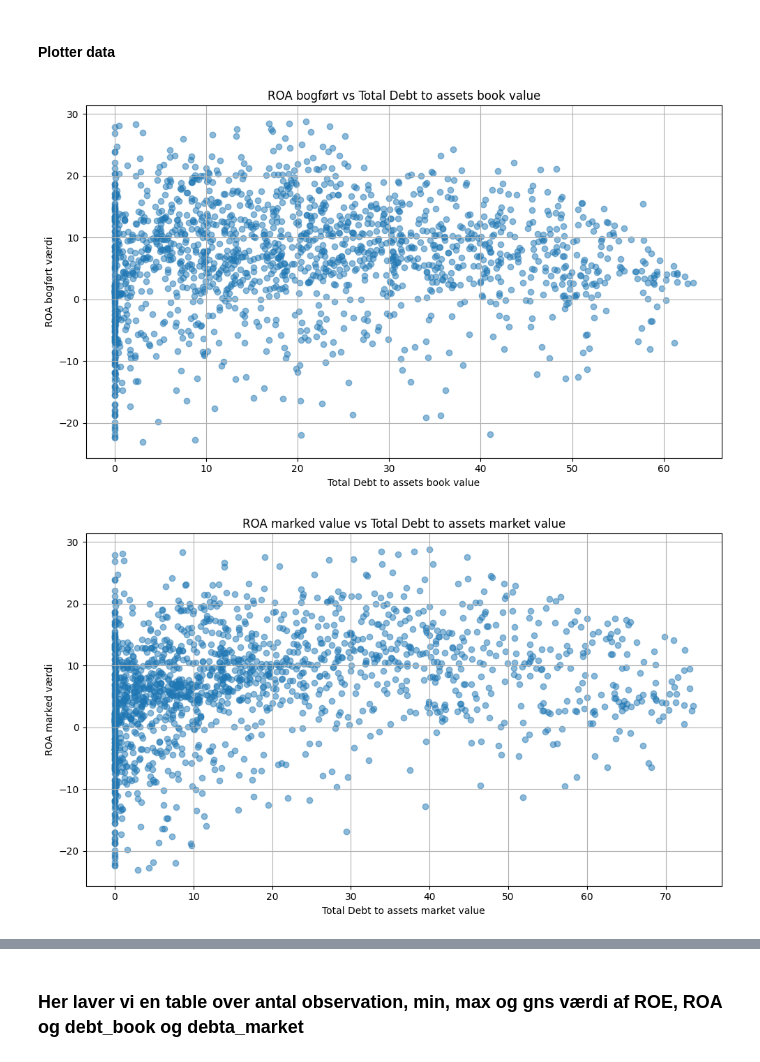
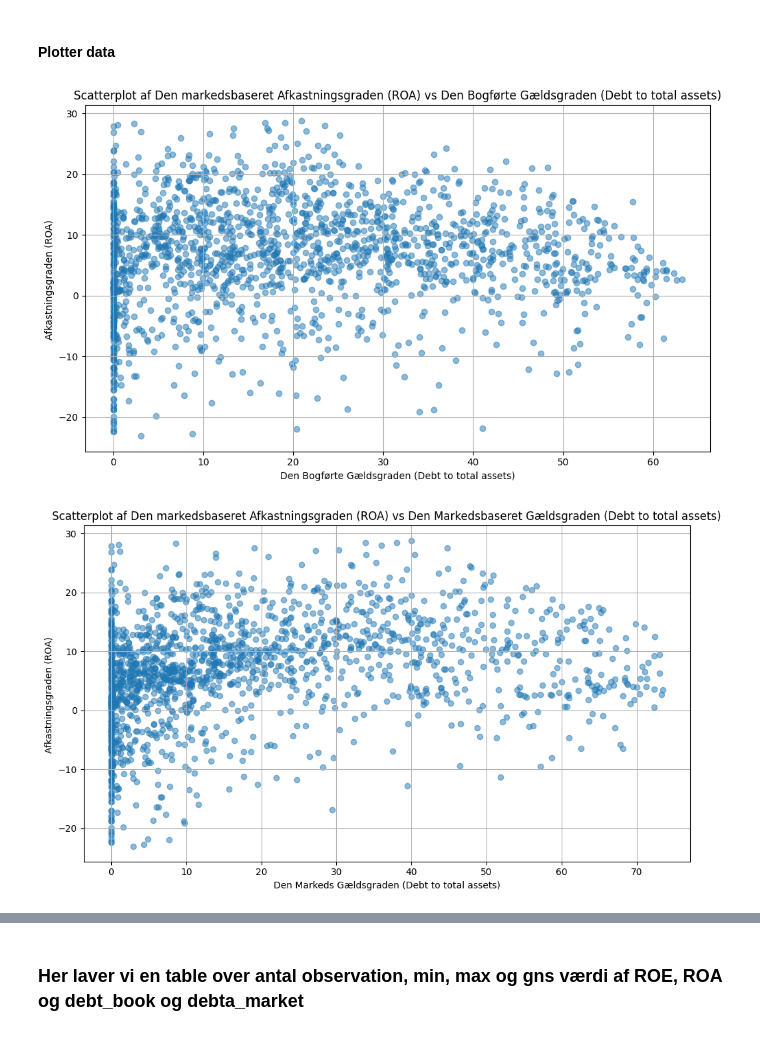
Before and after one commit to MarcusHonore/Seminar-Corporate-Finance, a Jupyter notebook: program til markedsværdier.ipynb, the cells around one changed output, grey strips where cells are left out. Drawn from its saved outputs; the diff is of its cells as text; code cells hidden in the pictures.

Commit message:
nye figur til data afsnit

```diff
--- a/program til markedsværdier.ipynb
+++ b/program til markedsværdier.ipynb
@@ -244,27 +244,27 @@ Rows kept: 1690 out of 1973
 # %%
 # Check the shape of the trimmed data
 
 # first plot 'Tobins Q' against 'Total Debt to Total Equity, Percent'
 plt.figure(figsize=(10, 6))
 plt.scatter(data_trimmed['debt_book_value'], data_trimmed['ROA_market_value'], alpha=0.5)
-plt.title('ROA bogført vs Total Debt to assets book value')
-plt.xlabel('Total Debt to assets book value')
-plt.ylabel('ROA bogført værdi')
+plt.title('Scatterplot af Den markedsbaseret Afkastningsgraden (ROA) vs Den Bogførte Gældsgraden (Debt to total assets)')
+plt.xlabel('Den Bogførte Gældsgraden (Debt to total assets)')
+plt.ylabel('Afkastningsgraden (ROA) ')
 plt.grid(True)
 plt.tight_layout()
-#plt.savefig('Tobins Q_vs_TDTE_filter.png', dpi=300)  # Save figure
+plt.savefig('ROA til bog gæld.png', dpi=300)  # Save figure
 
 plt.figure(figsize=(10, 6))
 plt.scatter(data_trimmed['debt_market_value'], data_trimmed['ROA_market_value'], alpha=0.5)
-plt.title('ROA marked value vs Total Debt to assets market value')
-plt.xlabel('Total Debt to assets market value')
-plt.ylabel('ROA marked værdi')
+plt.title('Scatterplot af Den markedsbaseret Afkastningsgraden (ROA) vs Den Markedsbaseret Gældsgraden (Debt to total assets)')
+plt.xlabel('Den Markedsbaseret Gældsgraden (Debt to total assets)')
+plt.ylabel('Afkastningsgraden (ROA) ')
 plt.grid(True)
 plt.tight_layout()
-#plt.savefig('Tobins Q_vs_TDTE_trimmed.png', dpi=300)  # Save figure
+plt.savefig('ROA til markeds gæld.png', dpi=300)  # Save figure
 # %% [output]
-[figure, old version]
+[figure, new version]
-[figure, old version]
+[figure, new version]
 # %%
 # Check the shape of the trimmed data
 data_filter = data_test.copy()
```
Also changed, not shown: parts of 36 cells of this notebook, 4 other files.
